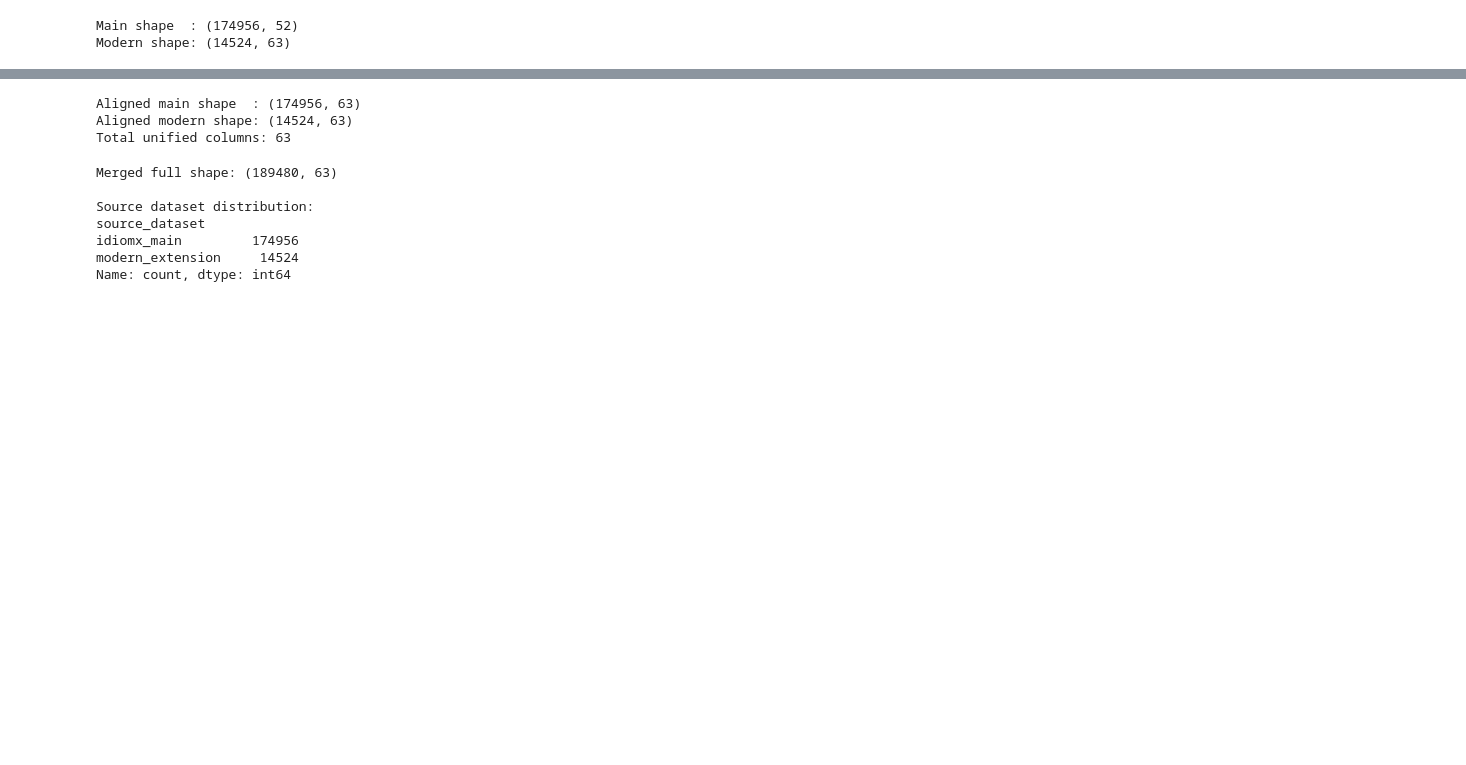
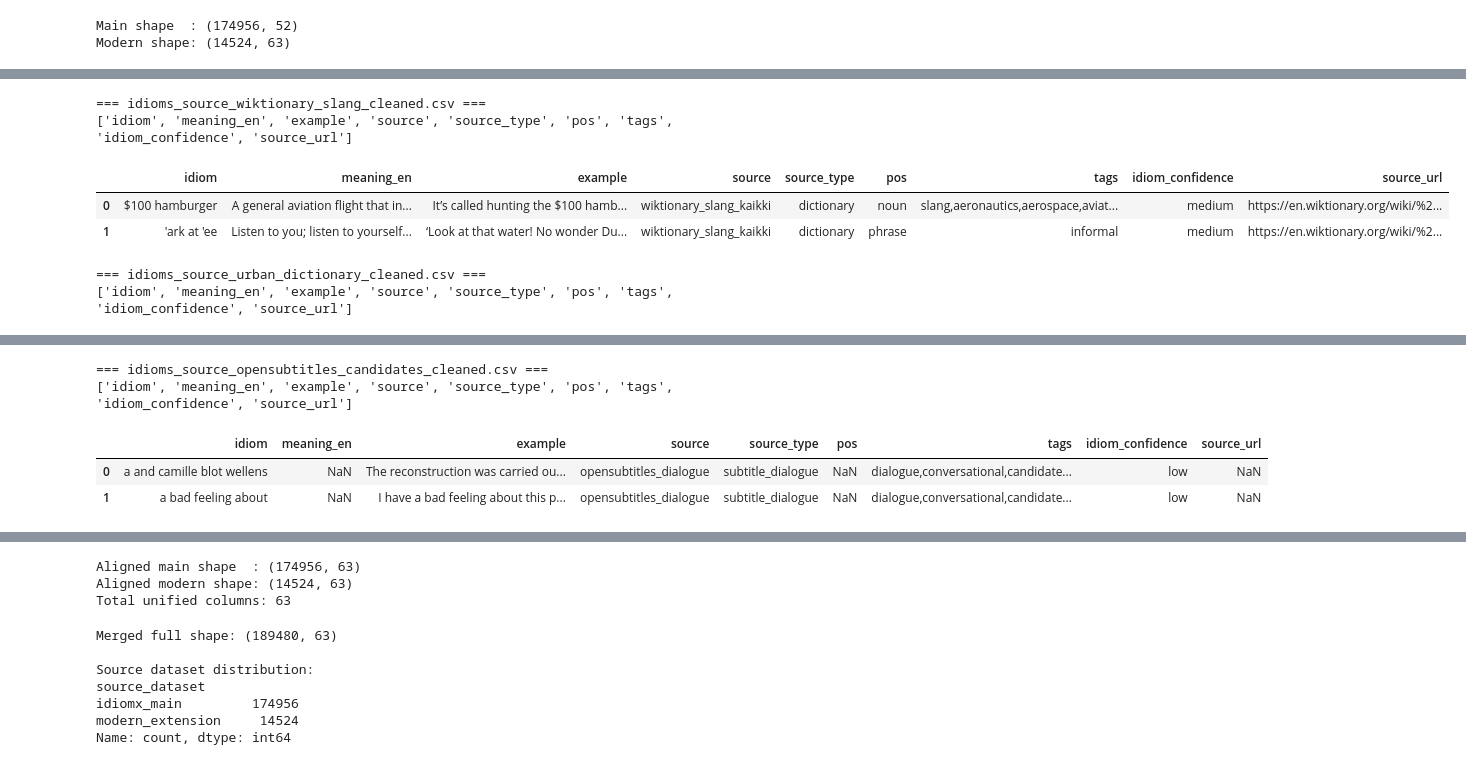
Before and after one commit to aymanshar/idiomx-dataset, a Jupyter notebook: notebooks/05_merge_idiomX_and_modern_idiom.ipynb, the cells around one changed output, grey strips where cells are left out. Drawn from its saved outputs; the diff is of its cells as text; code cells hidden in the pictures; blank space fills up the shorter version.

```diff
--- a/notebooks/05_merge_idiomX_and_modern_idiom.ipynb
+++ b/notebooks/05_merge_idiomX_and_modern_idiom.ipynb
@@ -49,0 +66,31 @@ Columns only in modern dataset:
+# %%
+# [MODERN FIX 3A] Inspect column names in each cleaned source file
+
+from pathlib import Path
+import pandas as pd
+
+processed_dir = BASE_DIR / "data" / "processed"
+
+source_files = [
+    processed_dir / "idioms_source_wiktionary_slang_cleaned.csv",
+    processed_dir / "idioms_source_urban_dictionary_cleaned.csv",
+    processed_dir / "idioms_source_opensubtitles_candidates_cleaned.csv",  # optional
+]
+
+for path in source_files:
+    if path.exists():
+        temp = pd.read_csv(path, nrows=3, low_memory=False)
+        print(f"\n=== {path.name} ===")
+        print(list(temp.columns))
+        display(temp.head(2))
+    else:
+        print(f"\n=== {path.name} ===")
+        print("File not found")
+# %% [output]
+=== idioms_source_wiktionary_slang_cleaned.csv ===
+['idiom', 'meaning_en', 'example', 'source', 'source_type', 'pos', 'tags', 'idiom_confidence', 'source_url']
+|  | idiom | meaning_en | example | source | source_type | pos | tags | idiom_confidence | source_url |
+| 0 | $100 hamburger | A general aviation flight that in... | It’s called hunting the $100 hamb... | wiktionary_slang_kaikki | dictionary | noun | slang,aeronautics,aerospace,aviat... | medium | https://en.wiktionary.org/wiki/%2... |
+| 1 | 'ark at 'ee | Listen to you; listen to yourself... | ‘Look at that water! No wonder Du... | wiktionary_slang_kaikki | dictionary | phrase | informal | medium | https://en.wiktionary.org/wiki/%2... |
+=== idioms_source_urban_dictionary_cleaned.csv ===
+['idiom', 'meaning_en', 'example', 'source', 'source_type', 'pos', 'tags', 'idiom_confidence', 'source_url']
@@ -49,0 +100,5 @@ Columns only in modern dataset:
+=== idioms_source_opensubtitles_candidates_cleaned.csv ===
+['idiom', 'meaning_en', 'example', 'source', 'source_type', 'pos', 'tags', 'idiom_confidence', 'source_url']
+|  | idiom | meaning_en | example | source | source_type | pos | tags | idiom_confidence | source_url |
+| 0 | a and camille blot wellens | NaN | The reconstruction was carried ou... | opensubtitles_dialogue | subtitle_dialogue | NaN | dialogue,conversational,candidate... | low | NaN |
+| 1 | a bad feeling about | NaN | I have a bad feeling about this p... | opensubtitles_dialogue | subtitle_dialogue | NaN | dialogue,conversational,candidate... | low | NaN |
```
Also changed, not shown: parts of 21 cells of this notebook.
